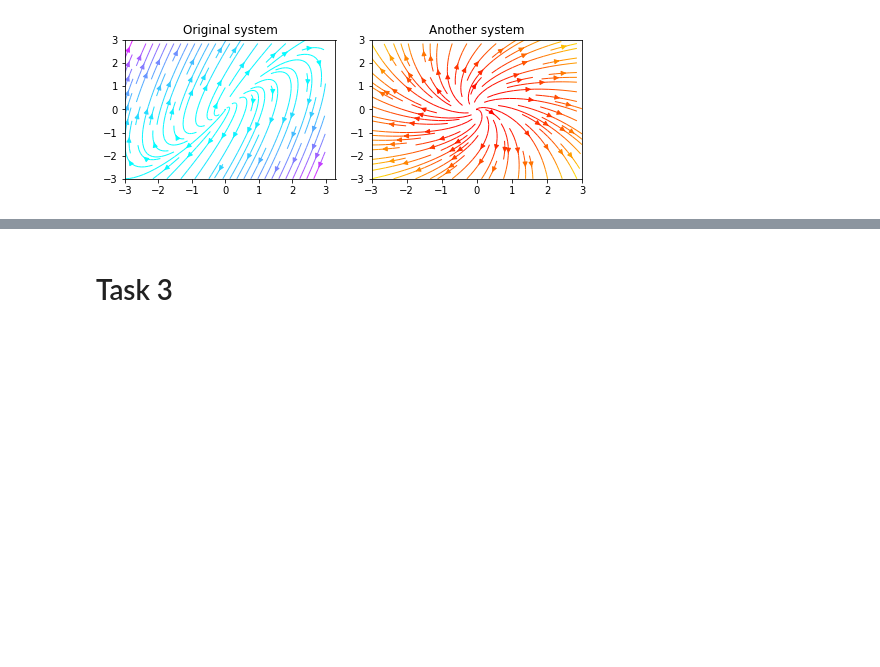
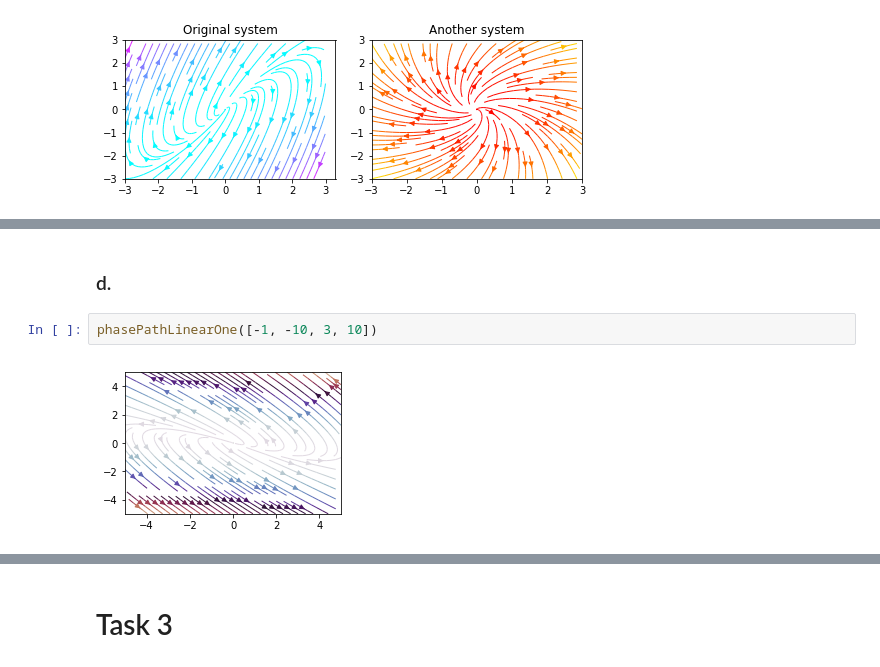
Before and after one commit to peinrules/differential_equations, a Jupyter notebook: Phase_paths_3.ipynb, the cells around one changed output, grey strips where cells are left out. Saved outputs shown, nothing was run; the diff lists cells and outputs as text; blank space fills up the shorter version.

```diff
--- a/Phase_paths_3.ipynb
+++ b/Phase_paths_3.ipynb
@@ -36,0 +73,6 @@ phasePathLinear(fooData, nameData)
+# %% [markdown]
+### d.
+# %%
+phasePathLinearOne([-1, -10, 3, 10])
+# %% [output]
+[figure, added]
```
Also changed, not shown: parts of 12 cells of this notebook.
